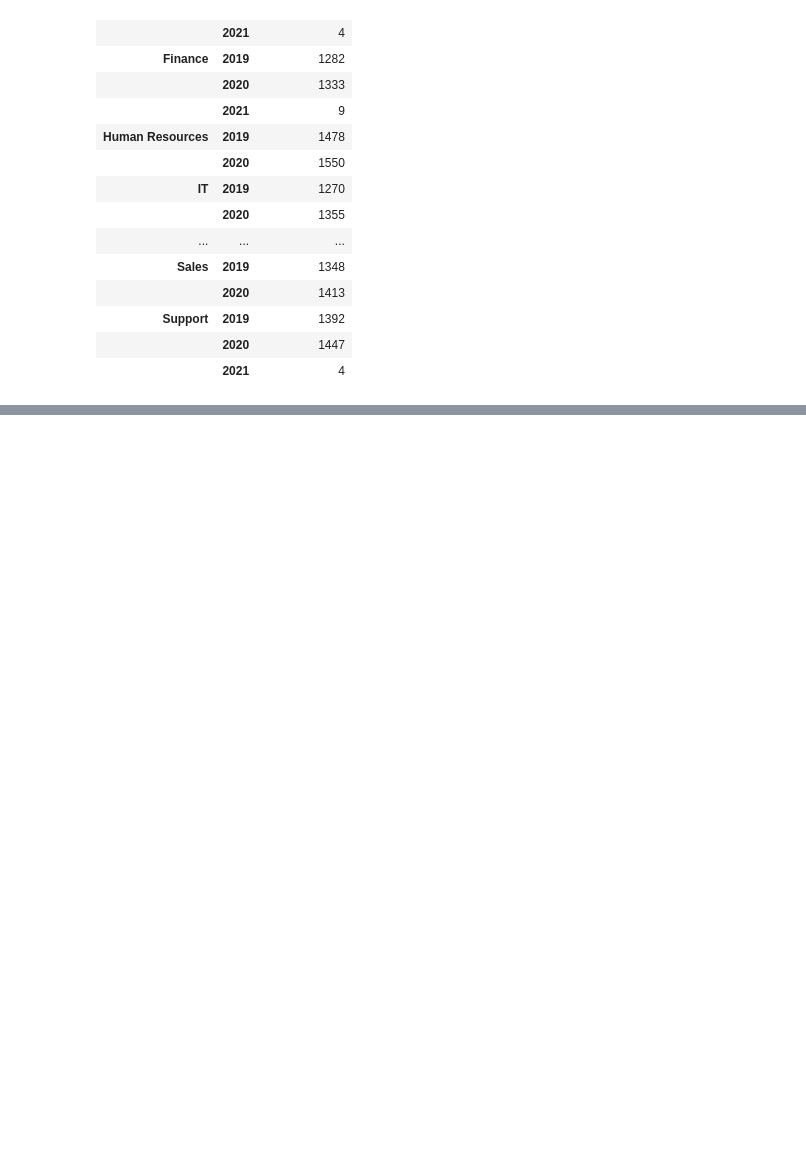
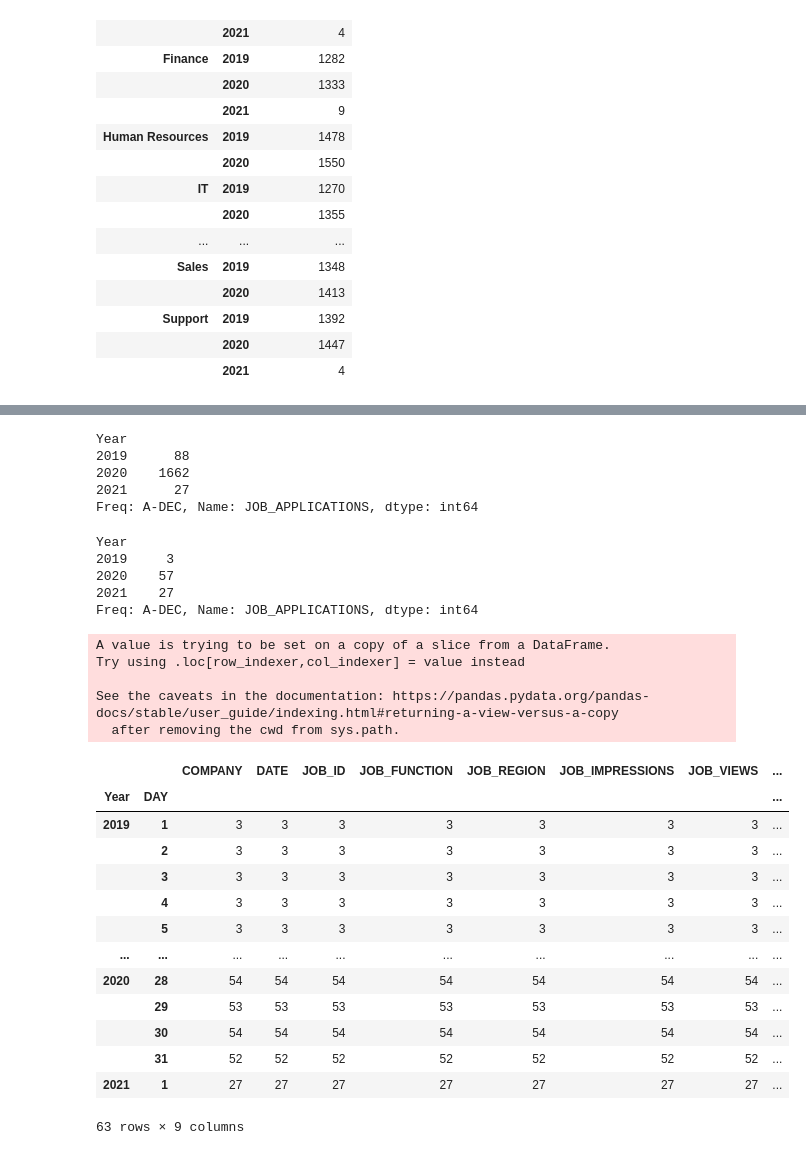
Before and after one commit to bminhas01/job-slots-case-study, a Jupyter notebook: Analysis.ipynb, the cells around one changed output, grey strips where cells are left out. Saved outputs shown, nothing was run; the diff lists cells and outputs as text; code cells hidden in the pictures; blank space fills up the shorter version.

Commit message:
month breakdown

```diff
--- a/Analysis.ipynb
+++ b/Analysis.ipynb
@@ -63,3 +63,7 @@ JOB_IMPRESSIONS     22979
 JOB_VIEWS           22979
 JOB_APPLICATIONS    22979
 dtype: int64
+# %%
+# Add a Year column and extract values from the Date column
+dataset_df['Year'] = pd.to_datetime(dataset_df['DATE']).dt.to_period('Y')
+dataset_df.head()
@@ -78,5 +90 @@ JOB_APPLICATIONS           float64
 dtype: object
-# %%
-# Add a Year column and extract values from the Date column
-dataset_df['Year'] = dataset_df['DATE'].dt.year
-dataset_df.head()
@@ -180,3 +183,9 @@ dept_year_df
 # regional_cnt_df.rename(columns  = {"COMPANY":"Total Postings"}, inplace = True)
 # # regional_cnt_df.sort_values(by = ['Total Postings'], ascending = False, inplace = True)
 # regional_cnt_df
+# %%
+df = dataset_df
+df['MonthYear'] = pd.to_datetime(df['DATE']).dt.to_period('M')
+yr_2021_df = df[(df['Year'] == '2021')]
+yr_2021_df = yr_2021_df.groupby(['DATE']).count()
+yr_2021_df
@@ -182,0 +196,47 @@ dept_year_df
+# %%
+jan_df = df[(df['MonthYear'] == '2019-01')|(df['MonthYear'] == '2020-01')|(df['MonthYear'] == '2021-01')]
+jan_grouped = jan_df.groupby(['Year'])['JOB_APPLICATIONS'].count()
+jan_grouped
+# %% [output]
+Year
+2019      88
+2020    1662
+2021      27
+Freq: A-DEC, Name: JOB_APPLICATIONS, dtype: int64
+# %%
+jan_df = df[(df['DATE'] == '2019-01-01')|(df['DATE'] == '2020-01-01')|(df['DATE'] == '2021-01-01')]
+jan_grouped = jan_df.groupby(['Year'])['JOB_APPLICATIONS'].count()
+jan_grouped
+# %% [output]
+Year
+2019     3
+2020    57
+2021    27
+Freq: A-DEC, Name: JOB_APPLICATIONS, dtype: int64
+# %%
+# jan_df['DATE'] = pd.to_datetime(jan_df['DATE'], format = '%Y-%m-%d')
+# jan_df['Day'] = (jan_df['DATE']).values.astype('datetime64[D]')
+jan = jan_df
+jan['DAY'] = pd.DatetimeIndex(jan_df['DATE']).day
+jan2  = jan.groupby(['Year','DAY']).count()
+jan2
+# %% [output]
+A value is trying to be set on a copy of a slice from a DataFrame.
+Try using .loc[row_indexer,col_indexer] = value instead
+
+See the caveats in the documentation: https://pandas.pydata.org/pandas-docs/stable/user_guide/indexing.html#returning-a-view-versus-a-copy
+  after removing the cwd from sys.path.
+|  |  | COMPANY | DATE | JOB_ID | JOB_FUNCTION | JOB_REGION | JOB_IMPRESSIONS | JOB_VIEWS | ... |
+| Year | DAY |  |  |  |  |  |  |  | ... |
+| 2019 | 1 | 3 | 3 | 3 | 3 | 3 | 3 | 3 | ... |
+|  | 2 | 3 | 3 | 3 | 3 | 3 | 3 | 3 | ... |
+|  | 3 | 3 | 3 | 3 | 3 | 3 | 3 | 3 | ... |
+|  | 4 | 3 | 3 | 3 | 3 | 3 | 3 | 3 | ... |
+|  | 5 | 3 | 3 | 3 | 3 | 3 | 3 | 3 | ... |
+| ... | ... | ... | ... | ... | ... | ... | ... | ... | ... |
+| 2020 | 28 | 54 | 54 | 54 | 54 | 54 | 54 | 54 | ... |
+|  | 29 | 53 | 53 | 53 | 53 | 53 | 53 | 53 | ... |
+|  | 30 | 54 | 54 | 54 | 54 | 54 | 54 | 54 | ... |
+|  | 31 | 52 | 52 | 52 | 52 | 52 | 52 | 52 | ... |
+| 2021 | 1 | 27 | 27 | 27 | 27 | 27 | 27 | 27 | ... |
+63 rows × 9 columns
```
Also changed, not shown: parts of 5 cells of this notebook.
